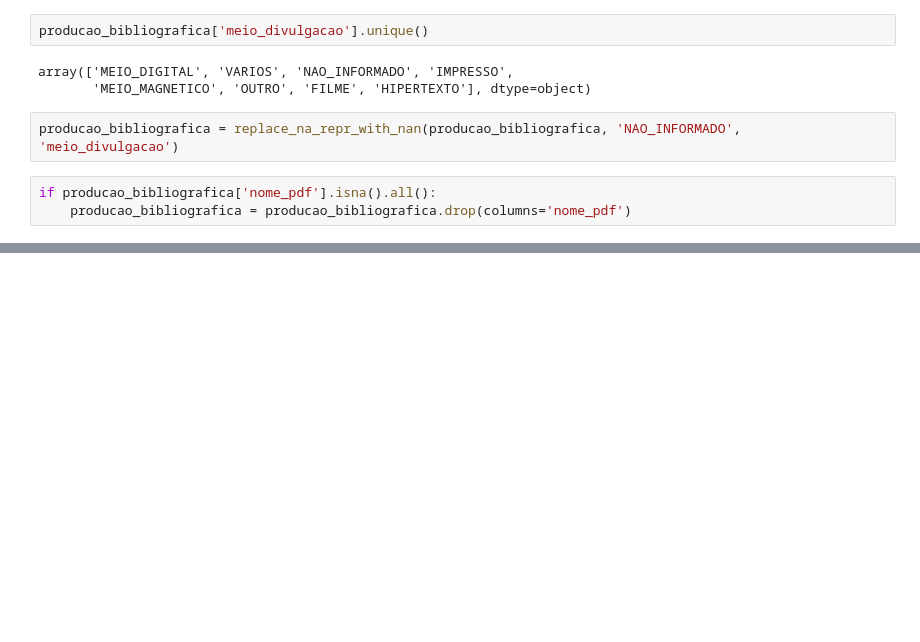
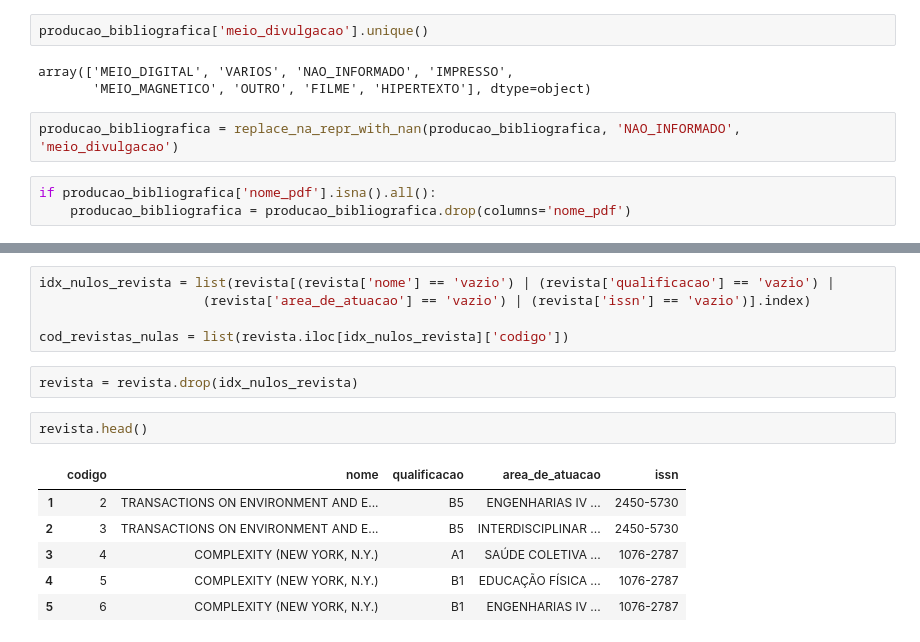
Before and after one commit to marcelsby/tcc-ifg-kg, a Jupyter notebook: notebooks/ifg_produz/Preprocessing Produção Bibliográfica.ipynb, the cells around one changed output, grey strips where cells are left out. Cells and saved outputs as stored; diff of their text form; blank space fills up the shorter version.

```diff
--- a/notebooks/ifg_produz/Preprocessing Produção Bibliográfica.ipynb
+++ b/notebooks/ifg_produz/Preprocessing Produção Bibliográfica.ipynb
@@ -121,0 +193,16 @@ producao_bibliografica.sample(5)
+# %%
+idx_nulos_revista = list(revista[(revista['nome'] == 'vazio') | (revista['qualificacao'] == 'vazio') |
+                     (revista['area_de_atuacao'] == 'vazio') | (revista['issn'] == 'vazio')].index)
+
+cod_revistas_nulas = list(revista.iloc[idx_nulos_revista]['codigo'])
+# %%
+revista = revista.drop(idx_nulos_revista)
+# %%
+revista.head()
+# %% [output]
+|  | codigo | nome | qualificacao | area_de_atuacao | issn |
+| 1 | 2 | TRANSACTIONS ON ENVIRONMENT AND E... | B5 | ENGENHARIAS IV ... | 2450-5730 |
+| 2 | 3 | TRANSACTIONS ON ENVIRONMENT AND E... | B5 | INTERDISCIPLINAR ... | 2450-5730 |
+| 3 | 4 | COMPLEXITY (NEW YORK, N.Y.) | A1 | SAÚDE COLETIVA ... | 1076-2787 |
+| 4 | 5 | COMPLEXITY (NEW YORK, N.Y.) | B1 | EDUCAÇÃO FÍSICA ... | 1076-2787 |
+| 5 | 6 | COMPLEXITY (NEW YORK, N.Y.) | B1 | ENGENHARIAS IV ... | 1076-2787 |
```
Also changed, not shown: parts of 35 cells of this notebook, 1 other file.
